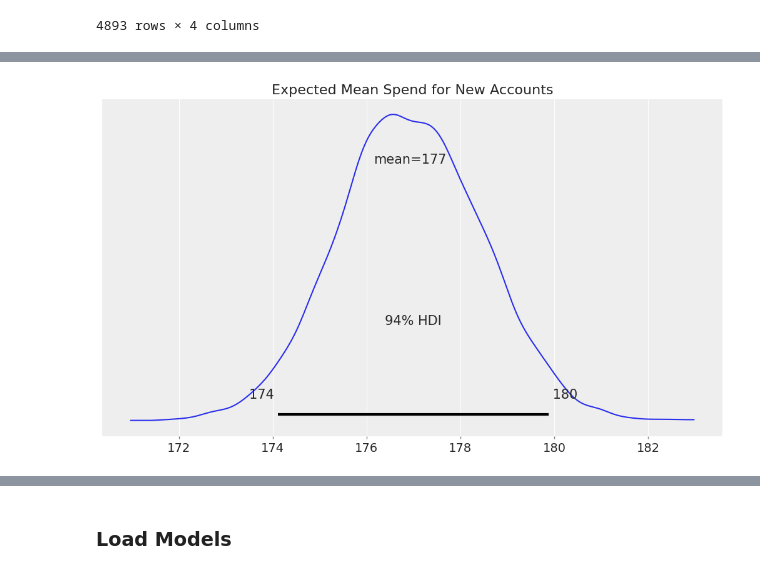
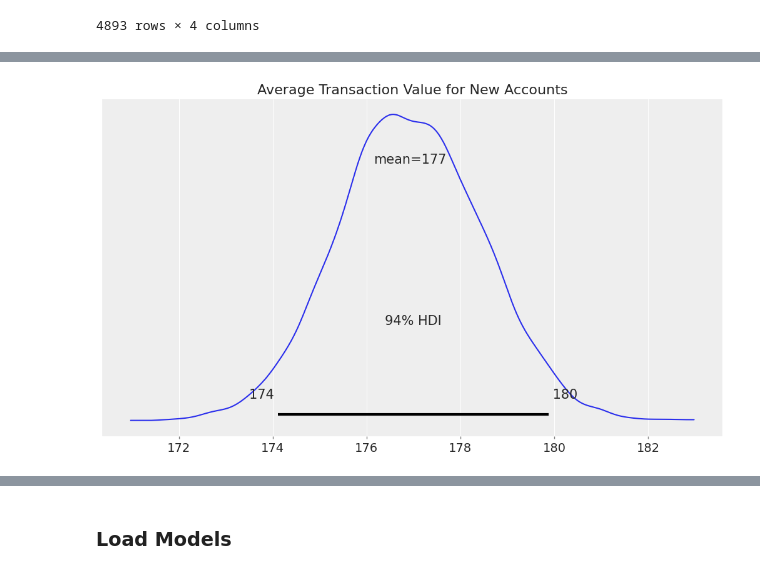
Before and after one commit to yangwu1227/python-for-machine-learning, a Jupyter notebook: applied_statistics/projects/credit_card_clv_pymc/notebooks/clv_modeling.ipynb, the cells around one changed output, grey strips where cells are left out. Saved outputs shown, nothing was run; the diff lists cells and outputs as text; code cells hidden in the pictures.

```diff
--- a/applied_statistics/projects/credit_card_clv_pymc/notebooks/clv_modeling.ipynb
+++ b/applied_statistics/projects/credit_card_clv_pymc/notebooks/clv_modeling.ipynb
@@ -1239,9 +1364,9 @@ plt.show();
 # %%
 fig, ax = plt.subplots(figsize=(10, 6))
 az.plot_posterior(data=gg_model.expected_new_customer_spend(), ax=ax)
-plt.title("Expected Mean Spend for New Accounts");
+plt.title("Average Transaction Value for New Accounts");
 # %% [output]
-[figure, old version]
+[figure, new version]
 # %% [markdown]
 ## Customer Lifetime Value (CLV)
 
```
Also changed, not shown: parts of 77 cells of this notebook, 1 other file.
